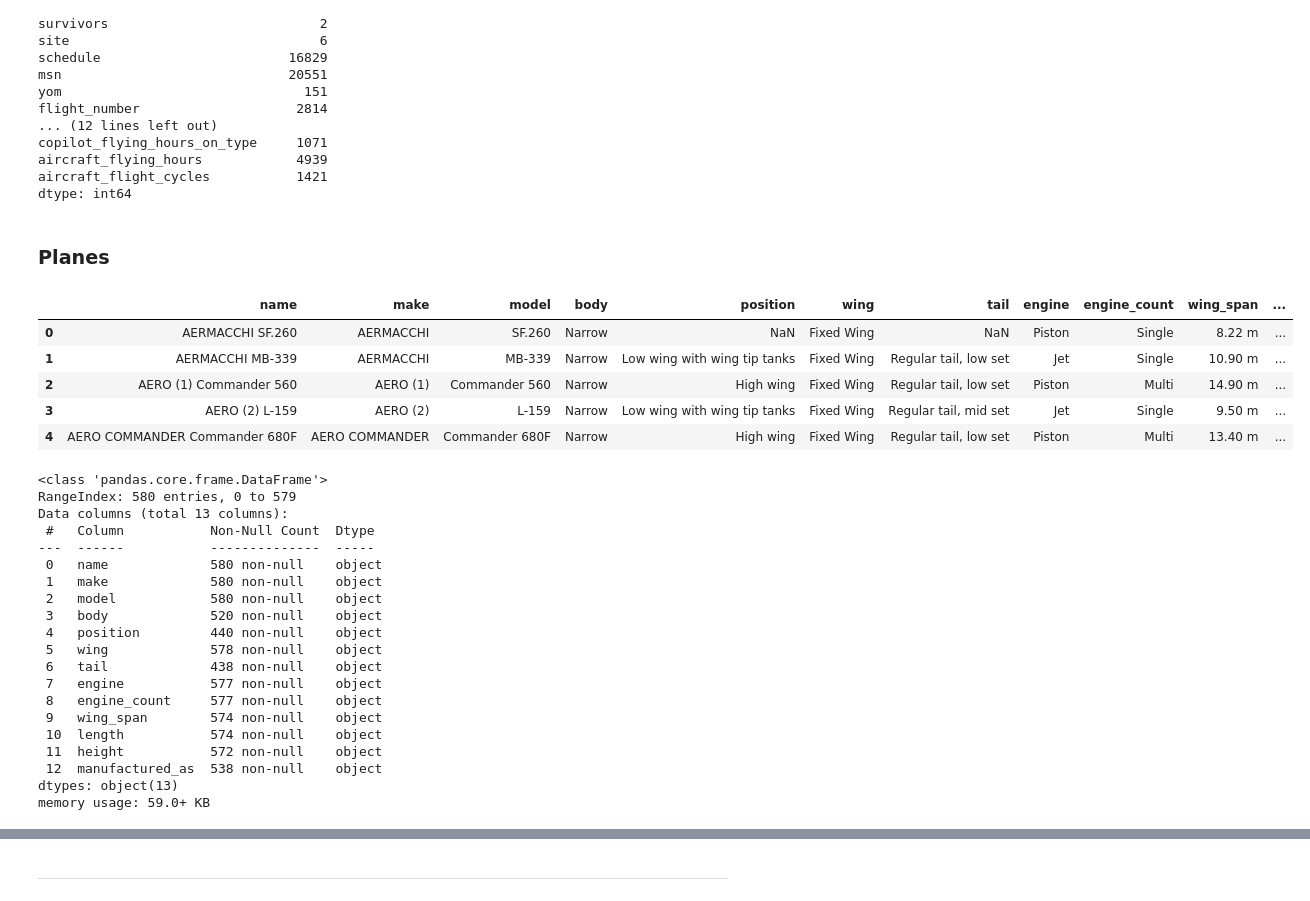
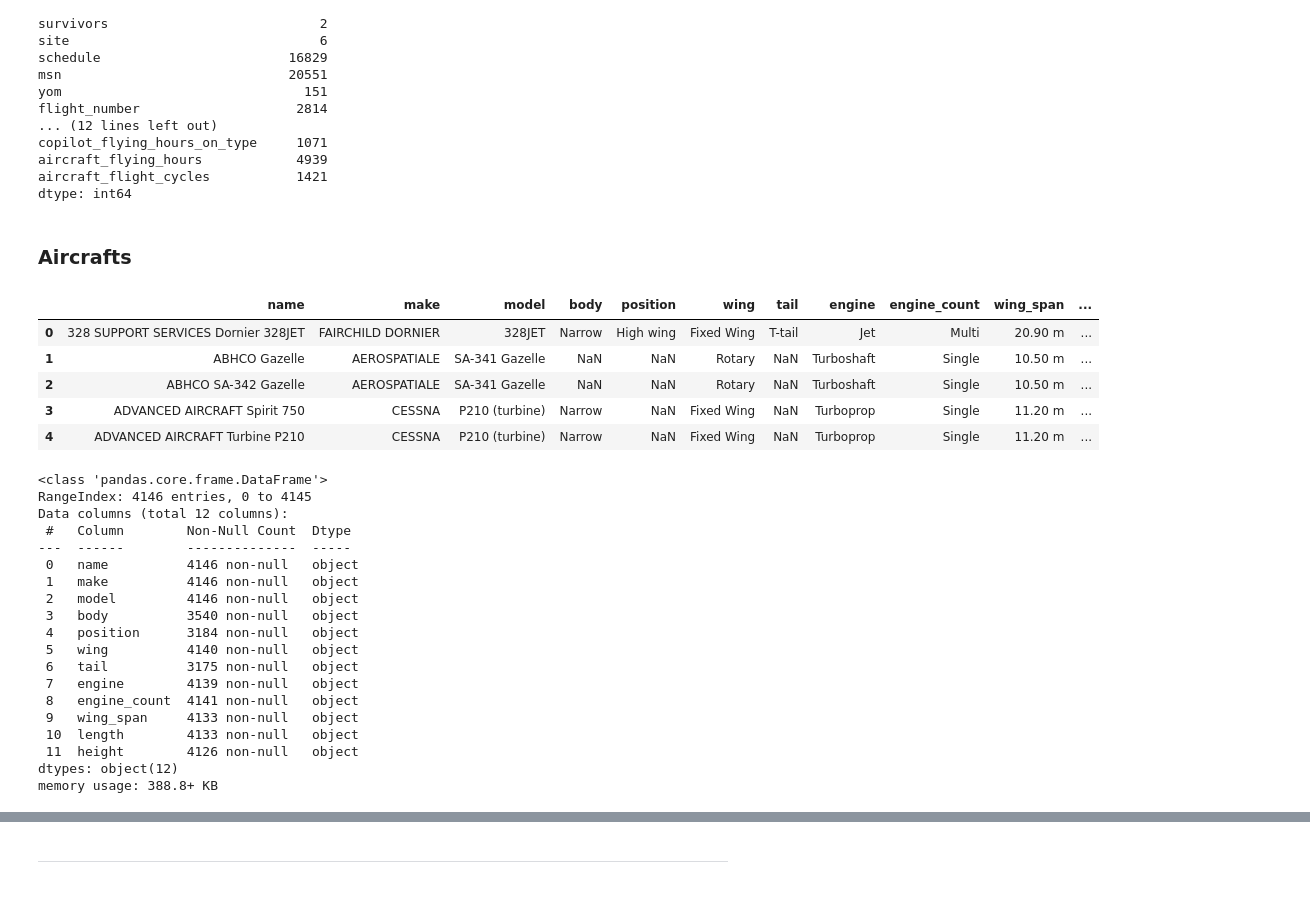
Before and after one commit to nadpierre/aircraft-crashes-clustering-project, a Jupyter notebook: data_collection_and_cleaning.ipynb, the cells around one changed output, grey strips where cells are left out. Drawn from its saved outputs; the diff is of its cells as text; code cells hidden in the pictures.

```diff
--- a/data_collection_and_cleaning.ipynb
+++ b/data_collection_and_cleaning.ipynb
@@ -391,38 +380,37 @@ aircraft_flying_hours            4939
 aircraft_flight_cycles           1421
 dtype: int64
 # %% [markdown]
-### Planes
+### Aircrafts
 # %%
-planes_df = pd.read_csv('data/planes_scraped_data.csv')
-planes_df.head()
+aircrafts_df = pd.read_csv('data/aircrafts_scraped_data.csv').sort_values(by='name').reset_index(drop=True)
+aircrafts_df.head()
 # %% [output]
 |  | name | make | model | body | position | wing | tail | engine | engine_count | wing_span | ... |
-| 0 | AERMACCHI SF.260 | AERMACCHI | SF.260 | Narrow | NaN | Fixed Wing | NaN | Piston | Single | 8.22 m | ... |
-| 1 | AERMACCHI MB-339 | AERMACCHI | MB-339 | Narrow | Low wing with wing tip tanks | Fixed Wing | Regular tail, low set | Jet | Single | 10.90 m | ... |
-| 2 | AERO (1) Commander 560 | AERO (1) | Commander 560 | Narrow | High wing | Fixed Wing | Regular tail, low set | Piston | Multi | 14.90 m | ... |
-| 3 | AERO (2) L-159 | AERO (2) | L-159 | Narrow | Low wing with wing tip tanks | Fixed Wing | Regular tail, mid set | Jet | Single | 9.50 m | ... |
-| 4 | AERO COMMANDER Commander 680F | AERO COMMANDER | Commander 680F | Narrow | High wing | Fixed Wing | Regular tail, low set | Piston | Multi | 13.40 m | ... |
+| 0 | 328 SUPPORT SERVICES Dornier 328JET | FAIRCHILD DORNIER | 328JET | Narrow | High wing | Fixed Wing | T-tail | Jet | Multi | 20.90 m | ... |
+| 1 | ABHCO Gazelle | AEROSPATIALE | SA-341 Gazelle | NaN | NaN | Rotary | NaN | Turboshaft | Single | 10.50 m | ... |
+| 2 | ABHCO SA-342 Gazelle | AEROSPATIALE | SA-341 Gazelle | NaN | NaN | Rotary | NaN | Turboshaft | Single | 10.50 m | ... |
+| 3 | ADVANCED AIRCRAFT Spirit 750 | CESSNA | P210 (turbine) | Narrow | NaN | Fixed Wing | NaN | Turboprop | Single | 11.20 m | ... |
+| 4 | ADVANCED AIRCRAFT Turbine P210 | CESSNA | P210 (turbine) | Narrow | NaN | Fixed Wing | NaN | Turboprop | Single | 11.20 m | ... |
 # %%
-planes_df.info()
+aircrafts_df.info()
 # %% [output]
 <class 'pandas.core.frame.DataFrame'>
-RangeIndex: 580 entries, 0 to 579
-Data columns (total 13 columns):
- #   Column           Non-Null Count  Dtype
----  ------           --------------  -----
- 0   name             580 non-null    object
- 1   make             580 non-null    object
- 2   model            580 non-null    object
- 3   body             520 non-null    object
- 4   position         440 non-null    object
- 5   wing             578 non-null    object
- 6   tail             438 non-null    object
- 7   engine           577 non-null    object
- 8   engine_count     577 non-null    object
- 9   wing_span        574 non-null    object
- 10  length           574 non-null    object
- 11  height           572 non-null    object
- 12  manufactured_as  538 non-null    object
-dtypes: object(13)
-memory usage: 59.0+ KB
+RangeIndex: 4146 entries, 0 to 4145
+Data columns (total 12 columns):
+ #   Column        Non-Null Count  Dtype
+---  ------        --------------  -----
+ 0   name          4146 non-null   object
+ 1   make          4146 non-null   object
+ 2   model         4146 non-null   object
+ 3   body          3540 non-null   object
+ 4   position      3184 non-null   object
+ 5   wing          4140 non-null   object
+ 6   tail          3175 non-null   object
+ 7   engine        4139 non-null   object
+ 8   engine_count  4141 non-null   object
+ 9   wing_span     4133 non-null   object
+ 10  length        4133 non-null   object
+ 11  height        4126 non-null   object
+dtypes: object(12)
+memory usage: 388.8+ KB
 # %%
```
Also changed, not shown: parts of 21 cells of this notebook, 2 other files.
